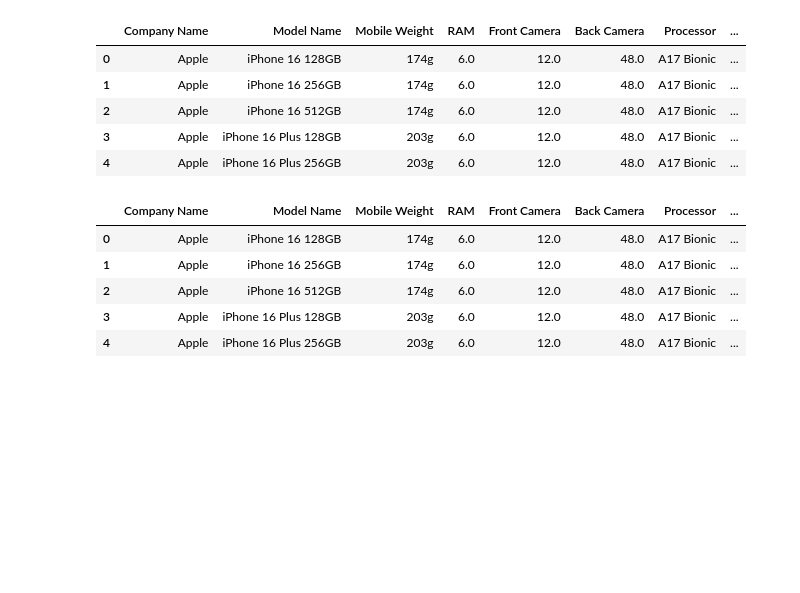
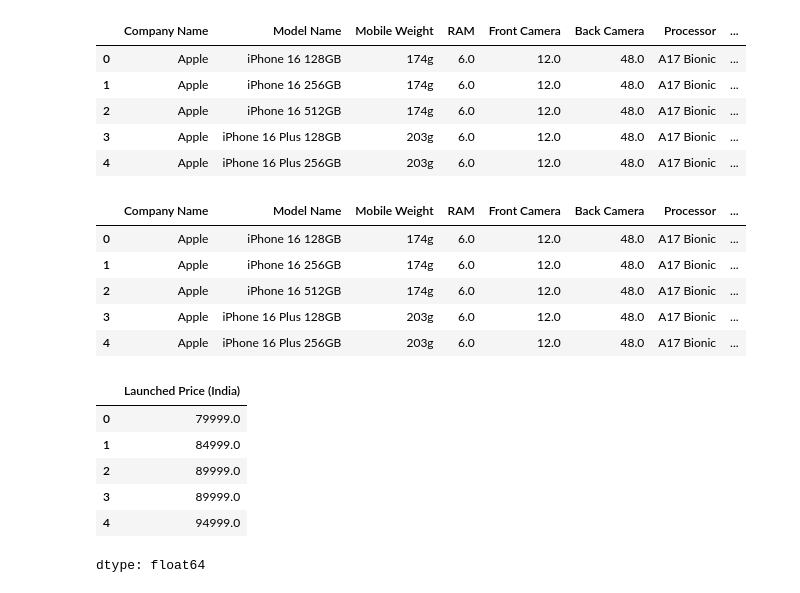
Before and after one commit to GENTLEW1ND/Python, a Jupyter notebook: Smartphone_price_prediction.ipynb, the cells around one changed output. Cells and saved outputs as stored; diff of their text form; code cells hidden in the pictures; blank space fills up the shorter version.

```diff
--- a/Smartphone_price_prediction.ipynb
+++ b/Smartphone_price_prediction.ipynb
@@ -254,3 +257,15 @@ data.head()
 | 2 | Apple | iPhone 16 512GB | 174g | 6.0 | 12.0 | 48.0 | A17 Bionic | ... |
 | 3 | Apple | iPhone 16 Plus 128GB | 203g | 6.0 | 12.0 | 48.0 | A17 Bionic | ... |
 | 4 | Apple | iPhone 16 Plus 256GB | 203g | 6.0 | 12.0 | 48.0 | A17 Bionic | ... |
+# %%
+data['Launched Price (India)'] = data['Launched Price (India)'].str.replace('INR','').replace(',','',regex=True)
+data['Launched Price (India)'] = data['Launched Price (India)'].astype(float)
+data['Launched Price (India)'].head()
+# %% [output]
+|  | Launched Price (India) |
+| 0 | 79999.0 |
+| 1 | 84999.0 |
+| 2 | 89999.0 |
+| 3 | 89999.0 |
+| 4 | 94999.0 |
+dtype: float64
```
Also changed, not shown: parts of 7 cells of this notebook.
